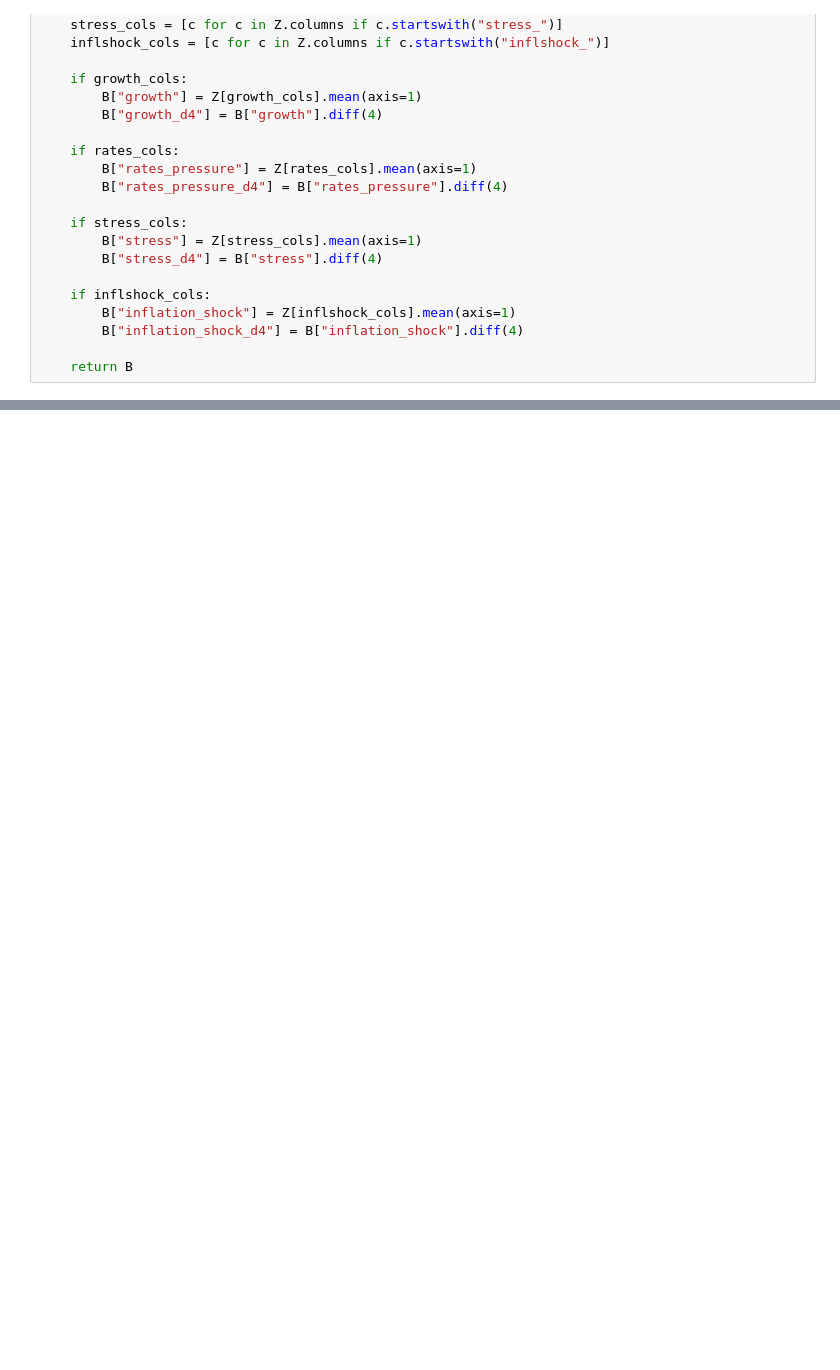
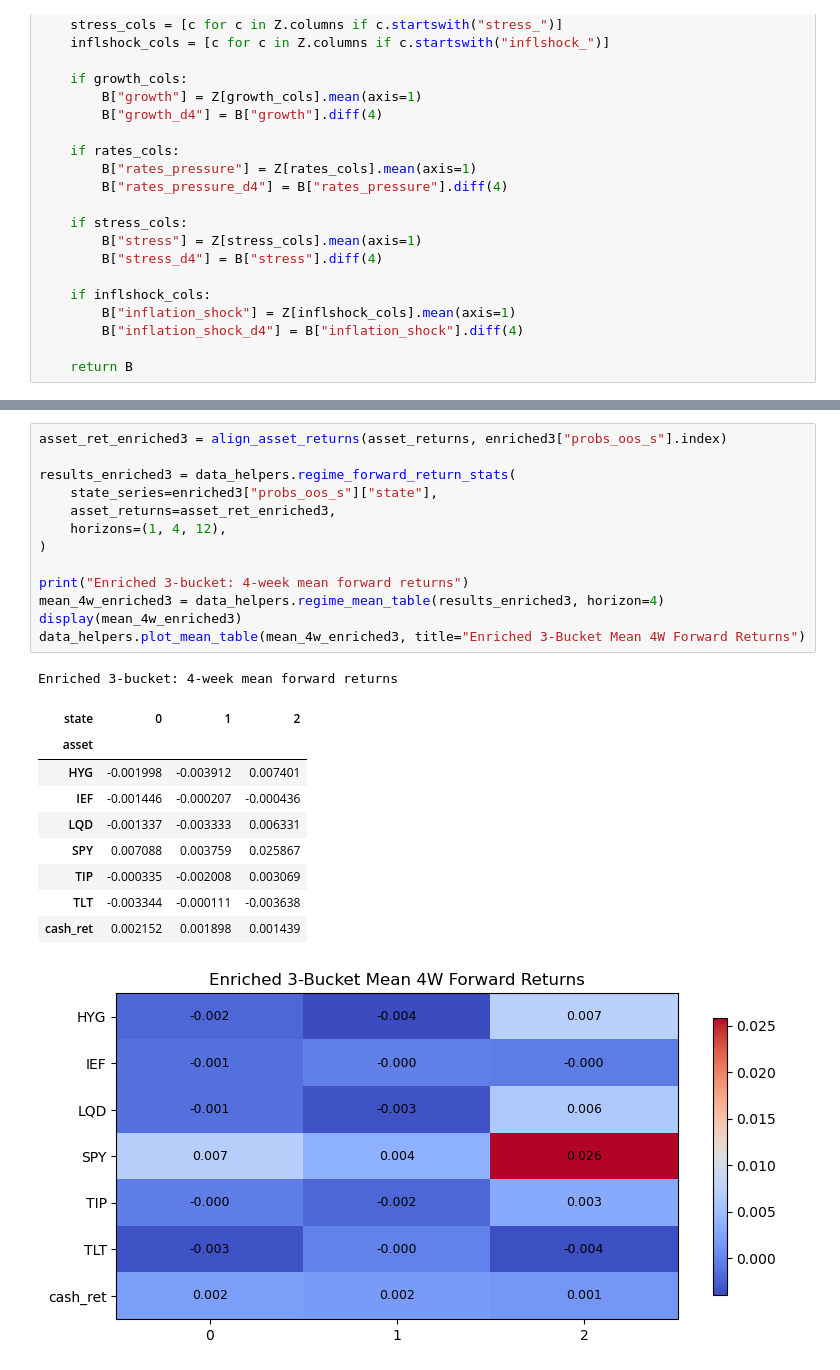
Before and after one commit to Yzc20060417/Systematic-Equities, a Jupyter notebook: Model.ipynb, the cells around one changed output, grey strips where cells are left out. Cells and saved outputs as stored; diff of their text form; blank space fills up the shorter version.

```diff
--- a/Model.ipynb
+++ b/Model.ipynb
@@ -1086,0 +1289,25 @@ AttributeError: 'NoneType' object has no attribute 'rolling'
+# %%
+asset_ret_enriched3 = align_asset_returns(asset_returns, enriched3["probs_oos_s"].index)
+
+results_enriched3 = data_helpers.regime_forward_return_stats(
+    state_series=enriched3["probs_oos_s"]["state"],
+    asset_returns=asset_ret_enriched3,
+    horizons=(1, 4, 12),
+)
+
+print("Enriched 3-bucket: 4-week mean forward returns")
+mean_4w_enriched3 = data_helpers.regime_mean_table(results_enriched3, horizon=4)
+display(mean_4w_enriched3)
+data_helpers.plot_mean_table(mean_4w_enriched3, title="Enriched 3-Bucket Mean 4W Forward Returns")
+# %% [output]
+Enriched 3-bucket: 4-week mean forward returns
+| state | 0 | 1 | 2 |
+| asset |  |  |  |
+| HYG | -0.001998 | -0.003912 | 0.007401 |
+| IEF | -0.001446 | -0.000207 | -0.000436 |
+| LQD | -0.001337 | -0.003333 | 0.006331 |
+| SPY | 0.007088 | 0.003759 | 0.025867 |
+| TIP | -0.000335 | -0.002008 | 0.003069 |
+| TLT | -0.003344 | -0.000111 | -0.003638 |
+| cash_ret | 0.002152 | 0.001898 | 0.001439 |
+[figure, added]
```
Also changed, not shown: parts of 21 cells of this notebook, 1 other file.
